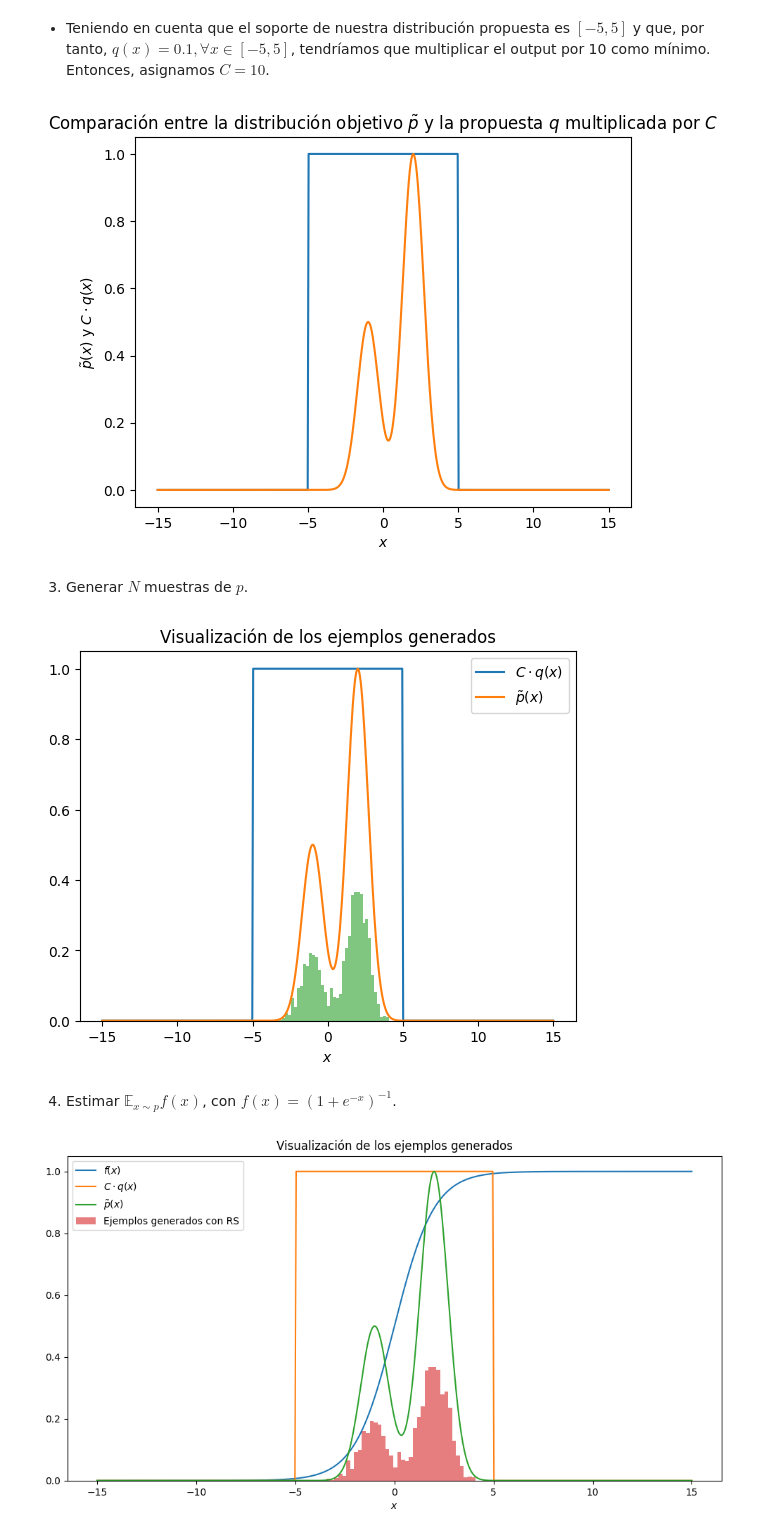
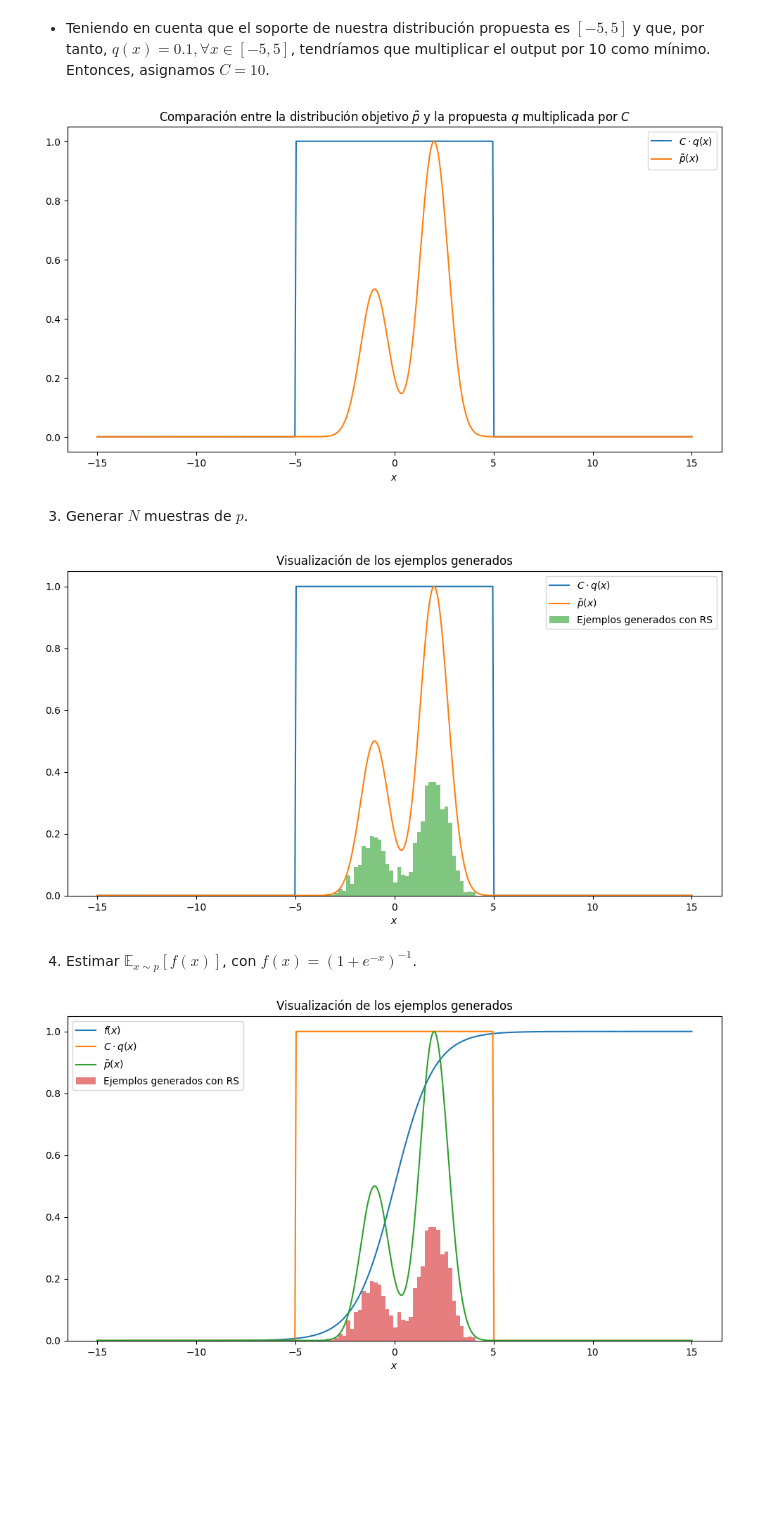
Before and after one commit to wrstdani/gia_ml3, a Jupyter notebook: tema3/02_algoritmo_rs.ipynb, the cells around one changed output. Cells and saved outputs as stored; diff of their text form; code cells hidden in the pictures; blank space fills up the shorter version.

```diff
--- a/tema3/02_algoritmo_rs.ipynb
+++ b/tema3/02_algoritmo_rs.ipynb
@@ -46,14 +48,16 @@ plt.show()
 # %%
 C = 10
 y_C_q = C * q(x)
-plt.plot(x, y_C_q)
-plt.plot(x, y_p_tilde)
+
+plt.figure(figsize=(12, 6))
+plt.plot(x, y_C_q, label=r"$C \cdot q(x)$")
+plt.plot(x, y_p_tilde, label=r"$\tilde{p}(x)$")
 plt.xlabel(r"$x$")
-plt.ylabel(r"$\tilde{p}(x)$ y $C \cdot q(x)$")
 plt.title(r"Comparación entre la distribución objetivo $\tilde{p}$ y la propuesta $q$ multiplicada por $C$")
+plt.legend()
 plt.show()
 # %% [output]
-[figure, old version]
+[figure, new version]
 # %% [markdown]
 3. Generar $N$ muestras de $p$.
 # %%
@@ -69,17 +73,18 @@ def rejection_sampling(f, Cq_pdf, num_samples):
 N = 2000
 p_samples = rejection_sampling(p_tilde, y_C_q, N)
 
+plt.figure(figsize=(12, 6))
 plt.plot(x, y_C_q, label=r"$C \cdot q(x)$")
 plt.plot(x, y_p_tilde, label=r"$\tilde{p}(x)$")
-plt.hist(p_samples, bins=40, density=True, alpha=0.6)
+plt.hist(p_samples, bins=40, density=True, alpha=0.6, label="Ejemplos generados con RS")
 plt.xlabel(r"$x$")
 plt.title(r"Visualización de los ejemplos generados")
 plt.legend()
 plt.show()
 # %% [output]
-[figure, old version]
+[figure, new version]
 # %% [markdown]
-4. Estimar $\mathbb{E}_{x \sim p} f(x)$, con $f(x) = (1 + e^{-x})^{-1}$.
+4. Estimar $\mathbb{E}_{x \sim p}[f(x)]$, con $f(x) = (1 + e^{-x})^{-1}$.
 # %%
 def f(x):
     return (1 + np.exp(-x))**(-1)
```
Also changed, not shown: parts of 13 cells of this notebook, 2 other files.
